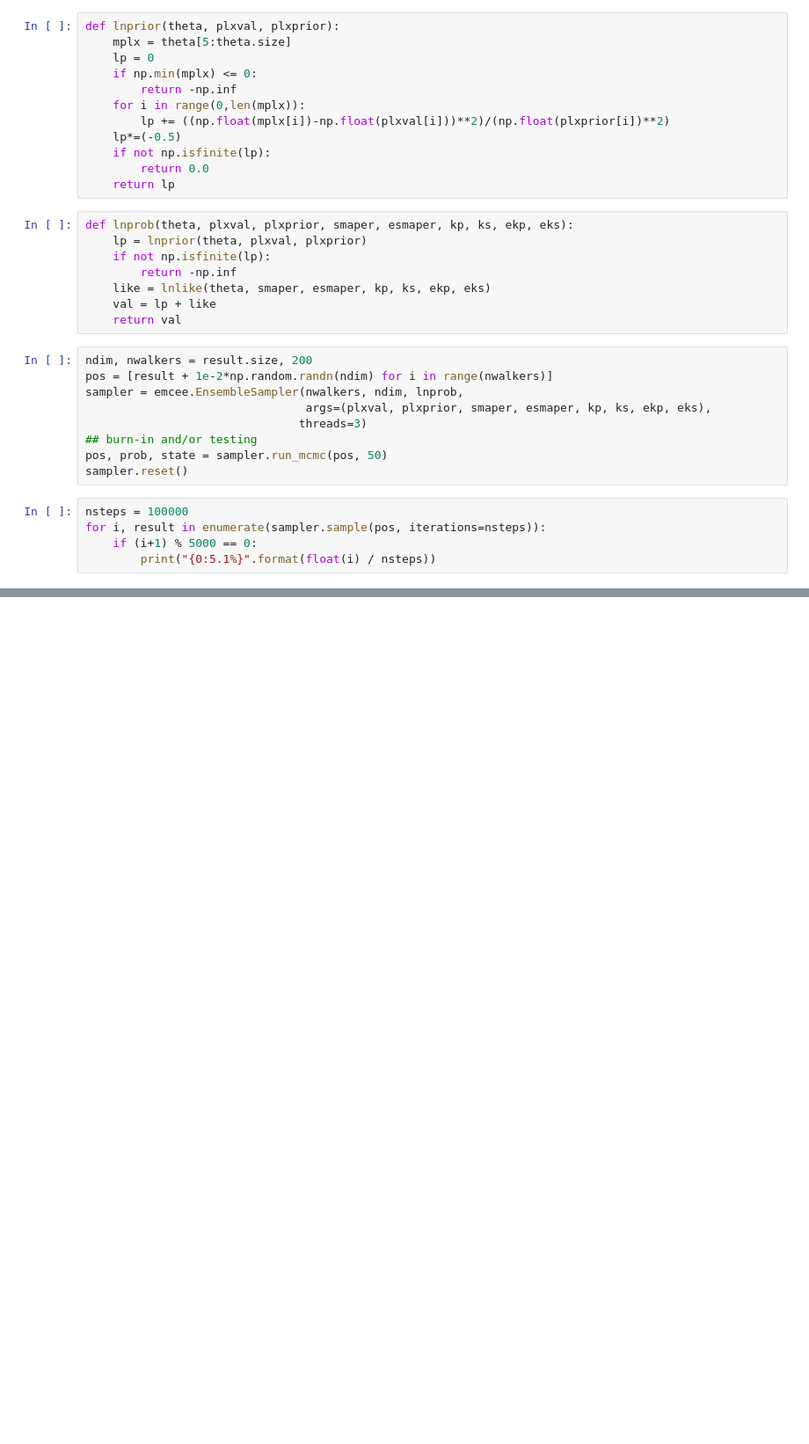
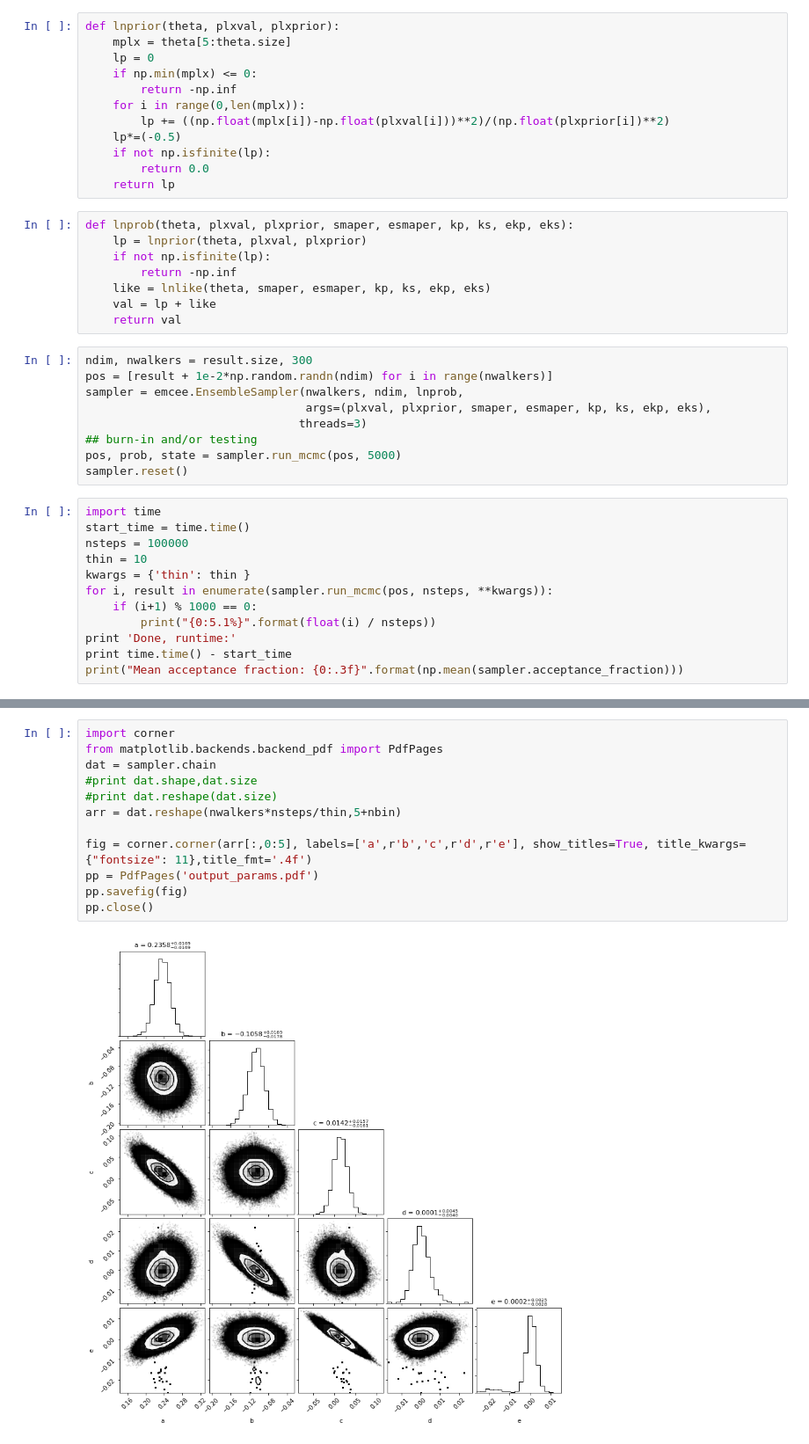
Before and after one commit to awmann/Mass-Luminosity, a Jupyter notebook: Mk-mass_full.ipynb, the cells around one changed output, grey strips where cells are left out. Shown at 88% size. Saved outputs shown, nothing was run; the diff lists cells and outputs as text; blank space fills up the shorter version.

```diff
--- a/Mk-mass_full.ipynb
+++ b/Mk-mass_full.ipynb
@@ -244,16 +244,23 @@ def lnprob(theta, plxval, plxprior, smaper, esmaper, kp, ks, ekp, eks):
     val = lp + like
     return val
 # %%
-ndim, nwalkers = result.size, 200
+ndim, nwalkers = result.size, 300
 pos = [result + 1e-2*np.random.randn(ndim) for i in range(nwalkers)]
 sampler = emcee.EnsembleSampler(nwalkers, ndim, lnprob,
                                 args=(plxval, plxprior, smaper, esmaper, kp, ks, ekp, eks),
                                threads=3)
 ## burn-in and/or testing
-pos, prob, state = sampler.run_mcmc(pos, 50)
+pos, prob, state = sampler.run_mcmc(pos, 5000)
 sampler.reset()
 # %%
+import time
+start_time = time.time()
 nsteps = 100000
-for i, result in enumerate(sampler.sample(pos, iterations=nsteps)):
-    if (i+1) % 5000 == 0:
+thin = 10
+kwargs = {'thin': thin }
+for i, result in enumerate(sampler.run_mcmc(pos, nsteps, **kwargs)):
+    if (i+1) % 1000 == 0:
         print("{0:5.1%}".format(float(i) / nsteps))
+print 'Done, runtime:'
+print time.time() - start_time
+print("Mean acceptance fraction: {0:.3f}".format(np.mean(sampler.acceptance_fraction)))
@@ -260,3 +271,17 @@ for i, result in enumerate(sampler.sample(pos, iterations=nsteps)):
+# %%
+import corner
+from matplotlib.backends.backend_pdf import PdfPages
+dat = sampler.chain
+#print dat.shape,dat.size
+#print dat.reshape(dat.size)
+arr = dat.reshape(nwalkers*nsteps/thin,5+nbin)
+
+fig = corner.corner(arr[:,0:5], labels=['a',r'b','c',r'd',r'e'], show_titles=True, title_kwargs={"fontsize": 11},title_fmt='.4f')
+pp = PdfPages('output_params.pdf')
+pp.savefig(fig)
+pp.close()
+# %% [output]
+[figure, added]
 # %%
 dat = sampler.chain
 prob = sampler.lnprobability
```
Also changed, not shown: parts of 9 cells of this notebook, 3 other files.
